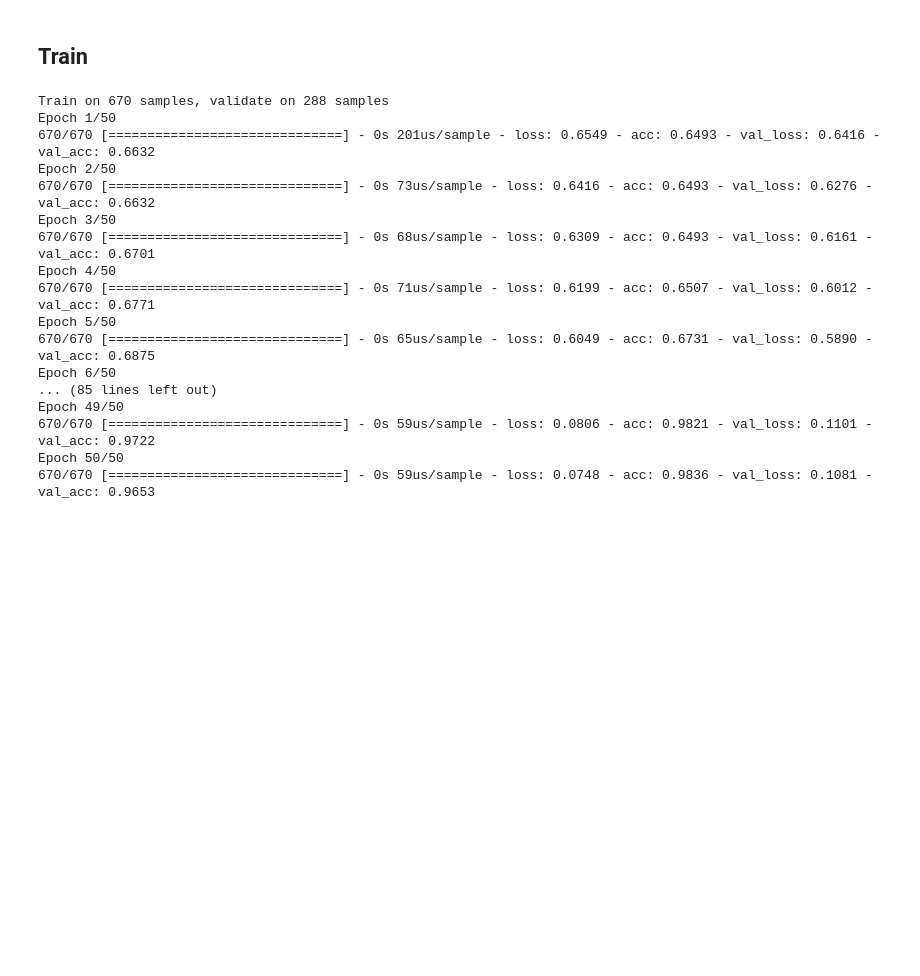
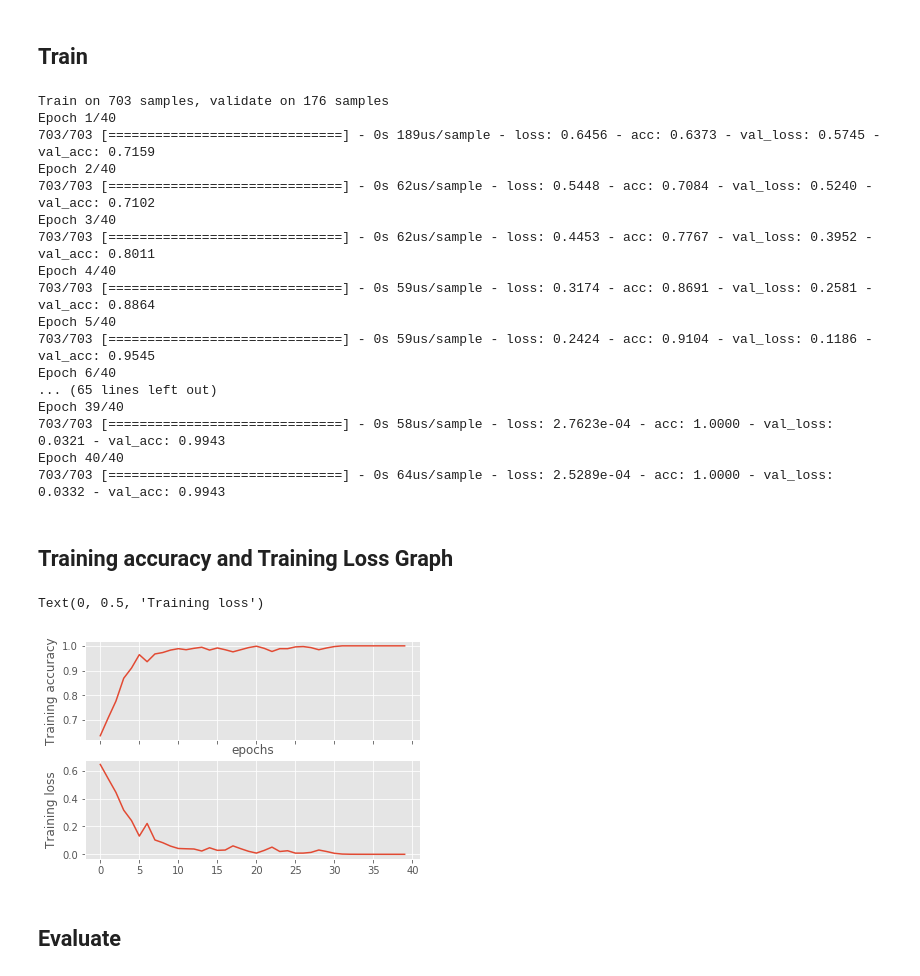
Before and after one commit to bdintu/tic-tac-toe, a Jupyter notebook: tic-tac-toe.ipynb, the cells around one changed output. Cells and saved outputs as stored; diff of their text form; code cells hidden in the pictures; blank space fills up the shorter version.

Commit message:
Add summary result & grid search

```diff
--- a/tic-tac-toe.ipynb
+++ b/tic-tac-toe.ipynb
@@ -54,8 +105,8 @@ X.shape
 # %% [markdown]
 ## Split
 # %%
-train_split = 0.7
-sample = int(train_split*arr.shape[0])
+train_split = 0.8
+sample = int(train_split*y.shape[0])
 
 X_train, X_test = X[:sample], X[sample:]
 y_train, y_test = y[:sample], y[sample:]
@@ -66,13 +117,14 @@ X_train.shape, X_test.shape
 # %% [markdown]
 ## Model
 # %%
-model = Sequential()
+def create_model(neurons=(16, 16), lr=0.1, momentum=0.8):
+    model = Sequential()
 
-model.add(Dense(8, activation='relu', input_shape=(X_train.shape[1:])))
-model.add(Dense(16, activation='relu'))
+    model.add(Dense(neurons[0], activation='relu', input_shape=(X_train.shape[1:])))
+    model.add(Dense(neurons[1], activation='relu'))
+    model.add(Dense(1, activation='sigmoid'))
 
-model.add(Dense(1, activation='sigmoid'))
+    optimizer = SGD(lr=lr, decay=1e-6, momentum=momentum, nesterov=True)
+    model.compile(optimizer=optimizer, loss='binary_crossentropy', metrics=['accuracy'])
 
-model.compile(loss='binary_crossentropy', optimizer='adam', metrics=['accuracy'])
-
-model.summary()
+    return model
@@ -99,0 +131,3 @@ _________________________________________________________________
+# %%
+model = create_model()
+model.summary()
@@ -101,24 +156,40 @@ _________________________________________________________________
 ## Train
 # %%
 batch_size = 16
-epochs = 50
+epochs = 40
 
 history = model.fit(X_train, y_train, batch_size=batch_size, epochs=epochs, validation_data=(X_test, y_test))
 # %% [output]
-Train on 670 samples, validate on 288 samples
-Epoch 1/50
-670/670 [==============================] - 0s 201us/sample - loss: 0.6549 - acc: 0.6493 - val_loss: 0.6416 - val_acc: 0.6632
-Epoch 2/50
-670/670 [==============================] - 0s 73us/sample - loss: 0.6416 - acc: 0.6493 - val_loss: 0.6276 - val_acc: 0.6632
-Epoch 3/50
-670/670 [==============================] - 0s 68us/sample - loss: 0.6309 - acc: 0.6493 - val_loss: 0.6161 - val_acc: 0.6701
-Epoch 4/50
-670/670 [==============================] - 0s 71us/sample - loss: 0.6199 - acc: 0.6507 - val_loss: 0.6012 - val_acc: 0.6771
-Epoch 5/50
-670/670 [==============================] - 0s 65us/sample - loss: 0.6049 - acc: 0.6731 - val_loss: 0.5890 - val_acc: 0.6875
-Epoch 6/50
-... (85 lines left out)
-Epoch 49/50
-670/670 [==============================] - 0s 59us/sample - loss: 0.0806 - acc: 0.9821 - val_loss: 0.1101 - val_acc: 0.9722
-Epoch 50/50
-670/670 [==============================] - 0s 59us/sample - loss: 0.0748 - acc: 0.9836 - val_loss: 0.1081 - val_acc: 0.9653
+Train on 703 samples, validate on 176 samples
+Epoch 1/40
+703/703 [==============================] - 0s 189us/sample - loss: 0.6456 - acc: 0.6373 - val_loss: 0.5745 - val_acc: 0.7159
+Epoch 2/40
+703/703 [==============================] - 0s 62us/sample - loss: 0.5448 - acc: 0.7084 - val_loss: 0.5240 - val_acc: 0.7102
+Epoch 3/40
+703/703 [==============================] - 0s 62us/sample - loss: 0.4453 - acc: 0.7767 - val_loss: 0.3952 - val_acc: 0.8011
+Epoch 4/40
+703/703 [==============================] - 0s 59us/sample - loss: 0.3174 - acc: 0.8691 - val_loss: 0.2581 - val_acc: 0.8864
+Epoch 5/40
+703/703 [==============================] - 0s 59us/sample - loss: 0.2424 - acc: 0.9104 - val_loss: 0.1186 - val_acc: 0.9545
+Epoch 6/40
+... (65 lines left out)
+Epoch 39/40
+703/703 [==============================] - 0s 58us/sample - loss: 2.7623e-04 - acc: 1.0000 - val_loss: 0.0321 - val_acc: 0.9943
+Epoch 40/40
+703/703 [==============================] - 0s 64us/sample - loss: 2.5289e-04 - acc: 1.0000 - val_loss: 0.0332 - val_acc: 0.9943
+# %% [markdown]
+## Training accuracy and Training Loss Graph
+# %%
+fig, ax = plt.subplots(2, sharex=True)
+
+ax[0].plot(history.history['acc'], label=model)
+ax[1].plot(history.history['loss'], label=model)
+
+ax[0].set_xlabel('epochs')
+ax[0].set_ylabel('Training accuracy')
+ax[1].set_ylabel('Training loss')
+# %% [output]
+Text(0, 0.5, 'Training loss')
+[figure, added]
+# %% [markdown]
+## Evaluate
```
Also changed, not shown: parts of 19 cells of this notebook.
